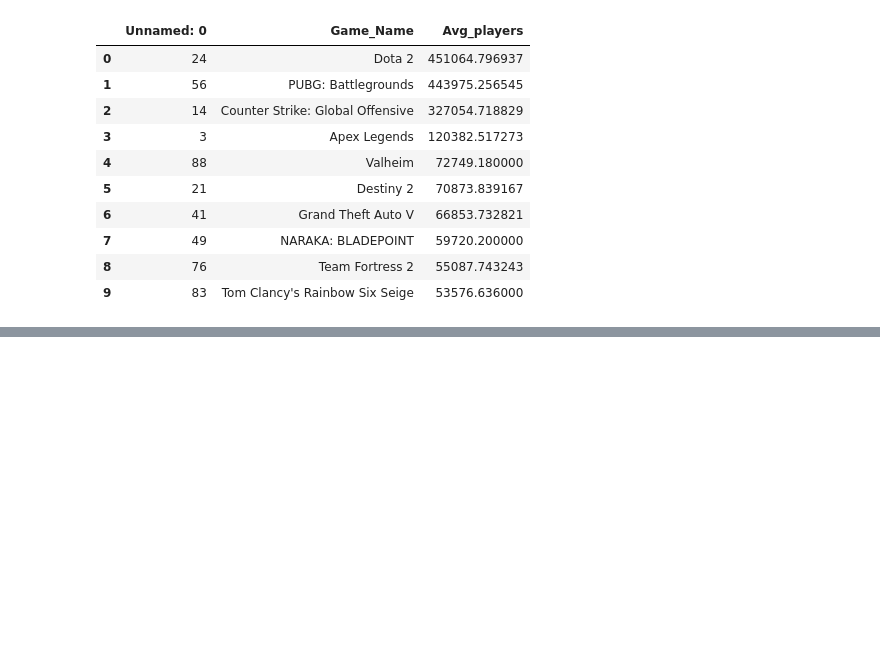
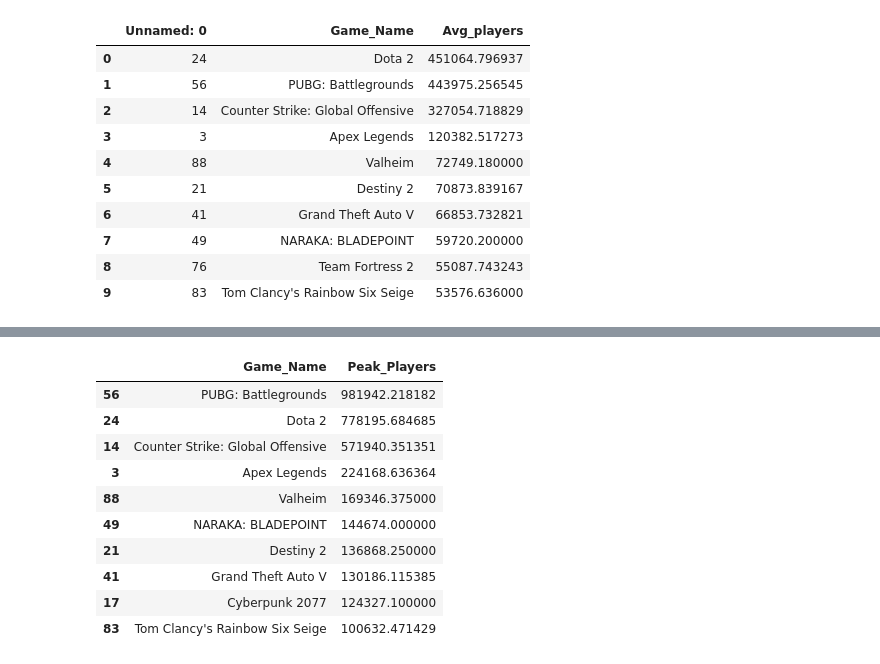
Before and after one commit to Ambush3/Steam-Gamer-Data, a Jupyter notebook: Steam Data.ipynb, the cells around one changed output, grey strips where cells are left out. Cells and saved outputs as stored; diff of their text form; code cells hidden in the pictures; blank space fills up the shorter version.

```diff
--- a/Steam Data.ipynb
+++ b/Steam Data.ipynb
@@ -123,0 +124,17 @@ ax.set_xticklabels(ax.get_xticklabels(), rotation=65)
+# %%
+sd3 = data_clean.groupby('Game_Name', as_index=False, sort=True)[
+    'Peak_Players'].mean()
+sd3 = sd3.sort_values('Peak_Players', ascending=False)
+sd3.head(10)
+# %% [output]
+|  | Game_Name | Peak_Players |
+| 56 | PUBG: Battlegrounds | 981942.218182 |
+| 24 | Dota 2 | 778195.684685 |
+| 14 | Counter Strike: Global Offensive | 571940.351351 |
+| 3 | Apex Legends | 224168.636364 |
+| 88 | Valheim | 169346.375000 |
+| 49 | NARAKA: BLADEPOINT | 144674.000000 |
+| 21 | Destiny 2 | 136868.250000 |
+| 41 | Grand Theft Auto V | 130186.115385 |
+| 17 | Cyberpunk 2077 | 124327.100000 |
+| 83 | Tom Clancy's Rainbow Six Seige | 100632.471429 |
```
Also changed, not shown: parts of 5 cells of this notebook, 1 other file.
